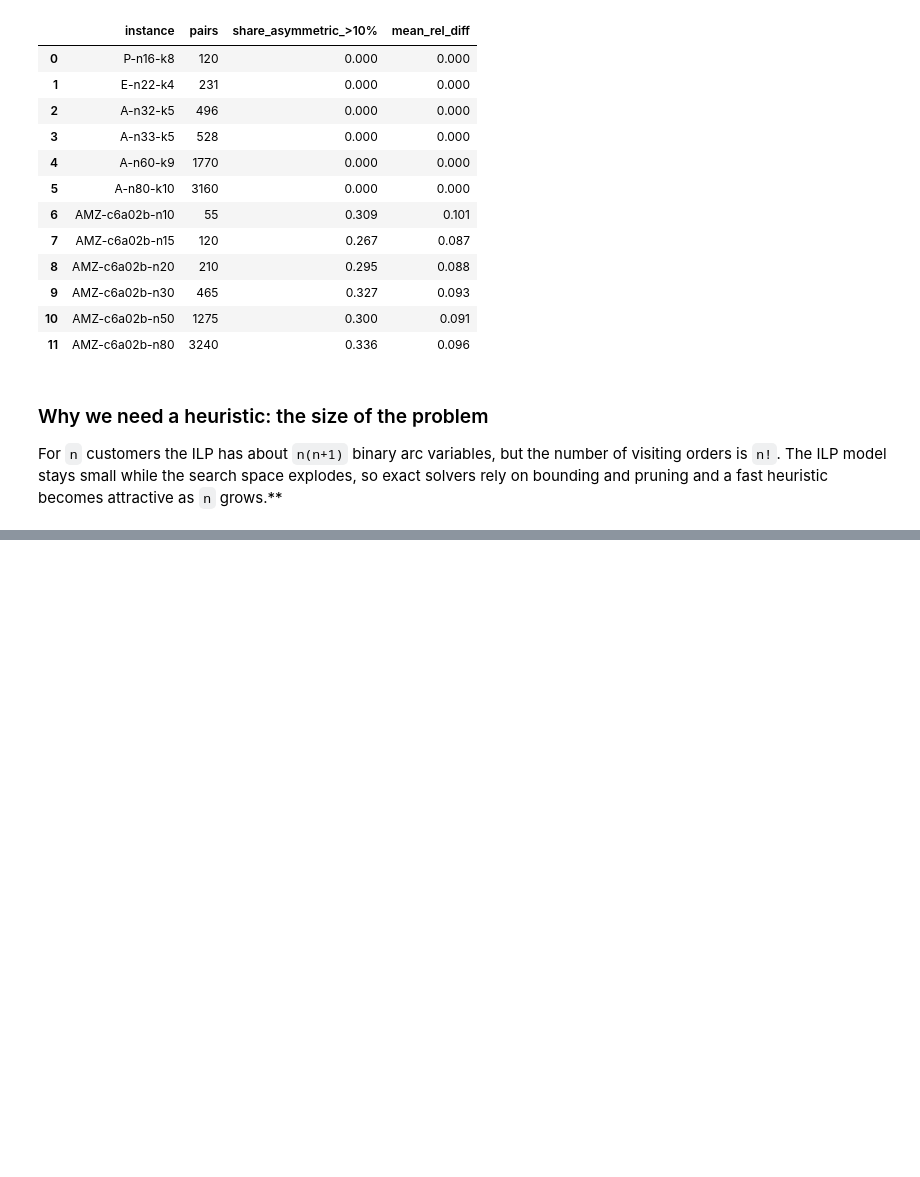
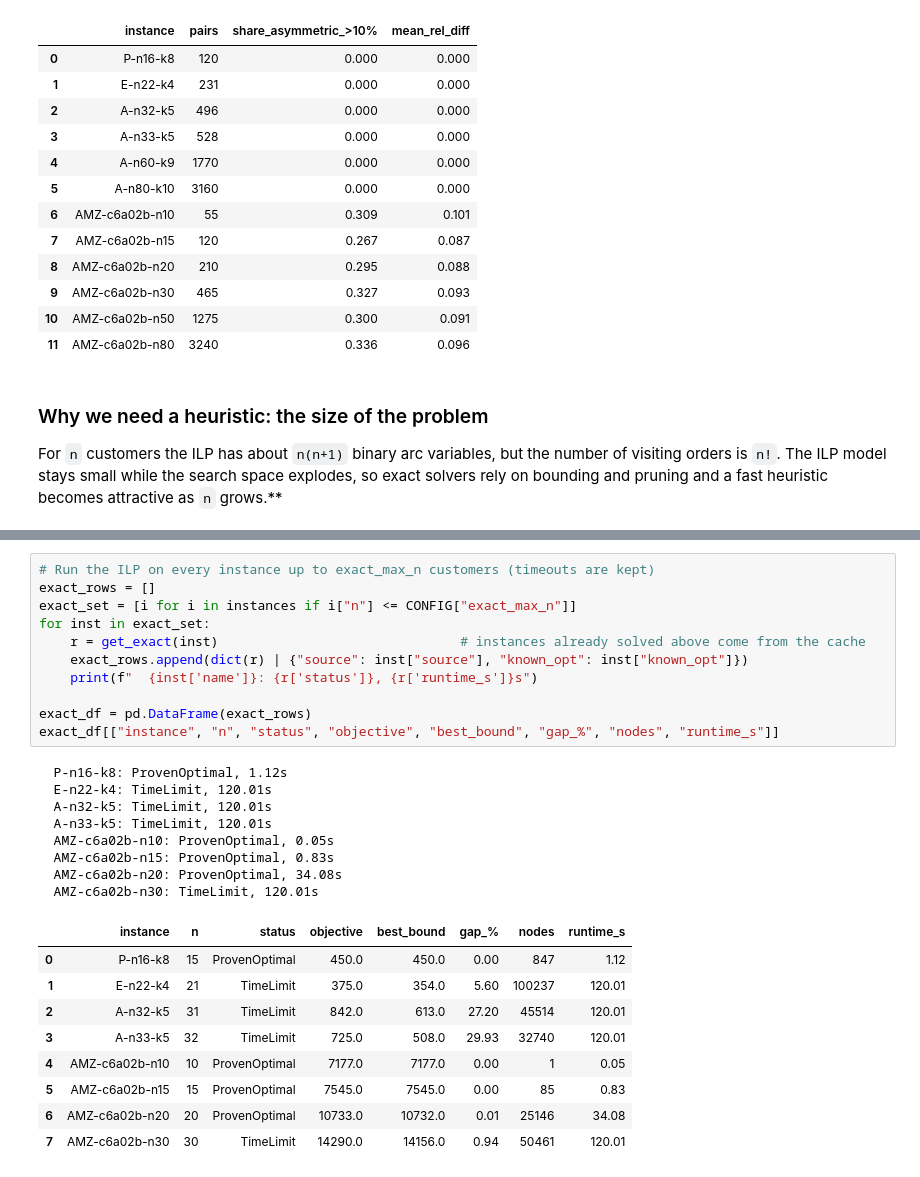
Before and after one commit to Ishara-Mee/IT-5082-OM-Assignment, a Jupyter notebook: IT-5082-OM- CVRP Optimization.ipynb, the cells around one changed output, grey strips where cells are left out. Drawn from its saved outputs; the diff is of its cells as text; blank space fills up the shorter version.

```diff
--- a/IT-5082-OM- CVRP Optimization.ipynb
+++ b/IT-5082-OM- CVRP Optimization.ipynb
@@ -314,0 +597,29 @@ ax.set_title("The ILP stays small, the search space does not"); plt.savefig(FIG
+# %%
+# Run the ILP on every instance up to exact_max_n customers (timeouts are kept)
+exact_rows = []
+exact_set = [i for i in instances if i["n"] <= CONFIG["exact_max_n"]]
+for inst in exact_set:
+    r = get_exact(inst)                               # instances already solved above come from the cache
+    exact_rows.append(dict(r) | {"source": inst["source"], "known_opt": inst["known_opt"]})
+    print(f"  {inst['name']}: {r['status']}, {r['runtime_s']}s")
+
+exact_df = pd.DataFrame(exact_rows)
+exact_df[["instance", "n", "status", "objective", "best_bound", "gap_%", "nodes", "runtime_s"]]
+# %% [output]
+  P-n16-k8: ProvenOptimal, 1.12s
+  E-n22-k4: TimeLimit, 120.01s
+  A-n32-k5: TimeLimit, 120.01s
+  A-n33-k5: TimeLimit, 120.01s
+  AMZ-c6a02b-n10: ProvenOptimal, 0.05s
+  AMZ-c6a02b-n15: ProvenOptimal, 0.83s
+  AMZ-c6a02b-n20: ProvenOptimal, 34.08s
+  AMZ-c6a02b-n30: TimeLimit, 120.01s
+|  | instance | n | status | objective | best_bound | gap_% | nodes | runtime_s |
+| 0 | P-n16-k8 | 15 | ProvenOptimal | 450.0 | 450.0 | 0.00 | 847 | 1.12 |
+| 1 | E-n22-k4 | 21 | TimeLimit | 375.0 | 354.0 | 5.60 | 100237 | 120.01 |
+| 2 | A-n32-k5 | 31 | TimeLimit | 842.0 | 613.0 | 27.20 | 45514 | 120.01 |
+| 3 | A-n33-k5 | 32 | TimeLimit | 725.0 | 508.0 | 29.93 | 32740 | 120.01 |
+| 4 | AMZ-c6a02b-n10 | 10 | ProvenOptimal | 7177.0 | 7177.0 | 0.00 | 1 | 0.05 |
+| 5 | AMZ-c6a02b-n15 | 15 | ProvenOptimal | 7545.0 | 7545.0 | 0.00 | 85 | 0.83 |
+| 6 | AMZ-c6a02b-n20 | 20 | ProvenOptimal | 10733.0 | 10732.0 | 0.01 | 25146 | 34.08 |
+| 7 | AMZ-c6a02b-n30 | 30 | TimeLimit | 14290.0 | 14156.0 | 0.94 | 50461 | 120.01 |
```
Also changed, not shown: parts of 15 cells of this notebook, 4 other files.
